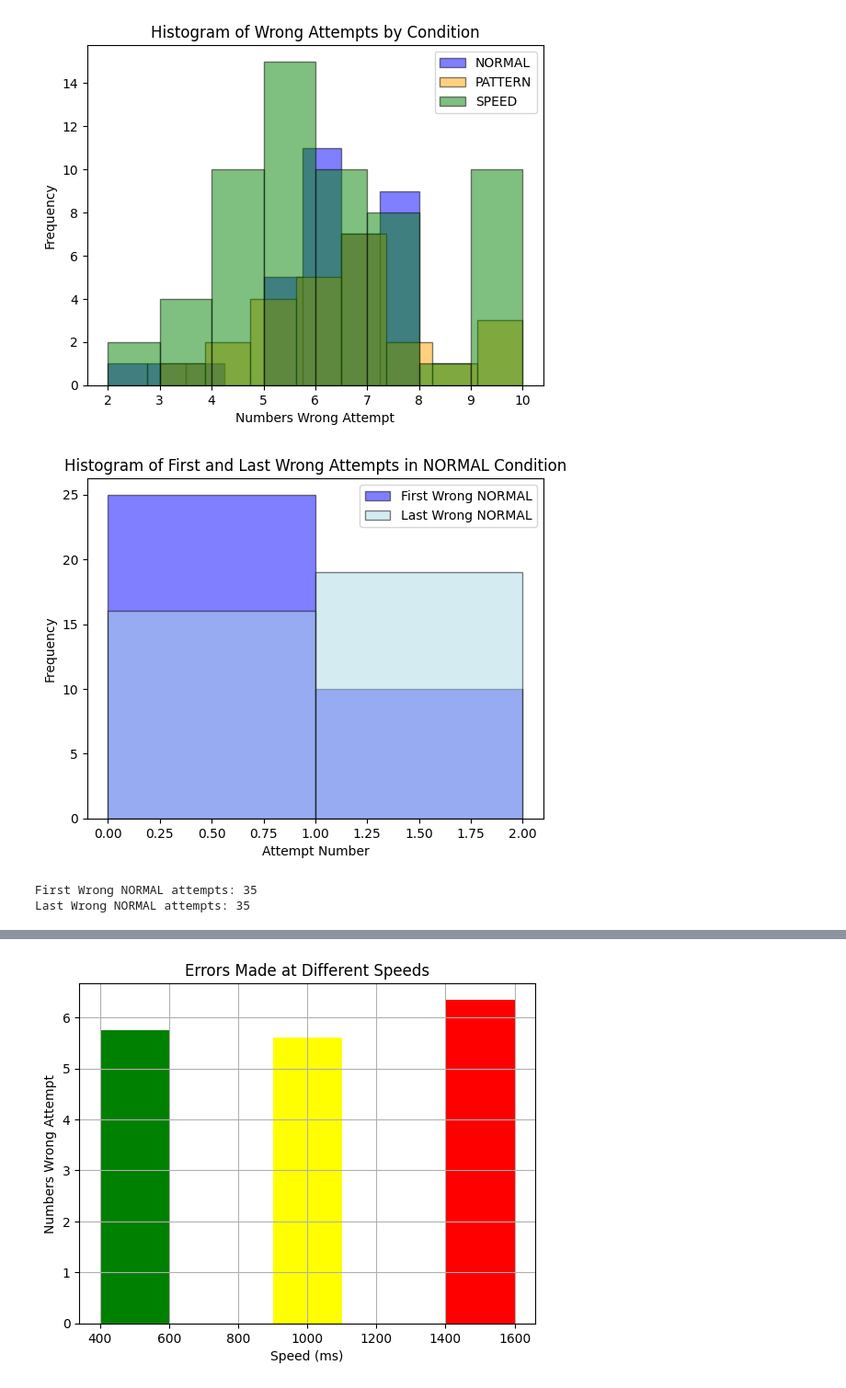
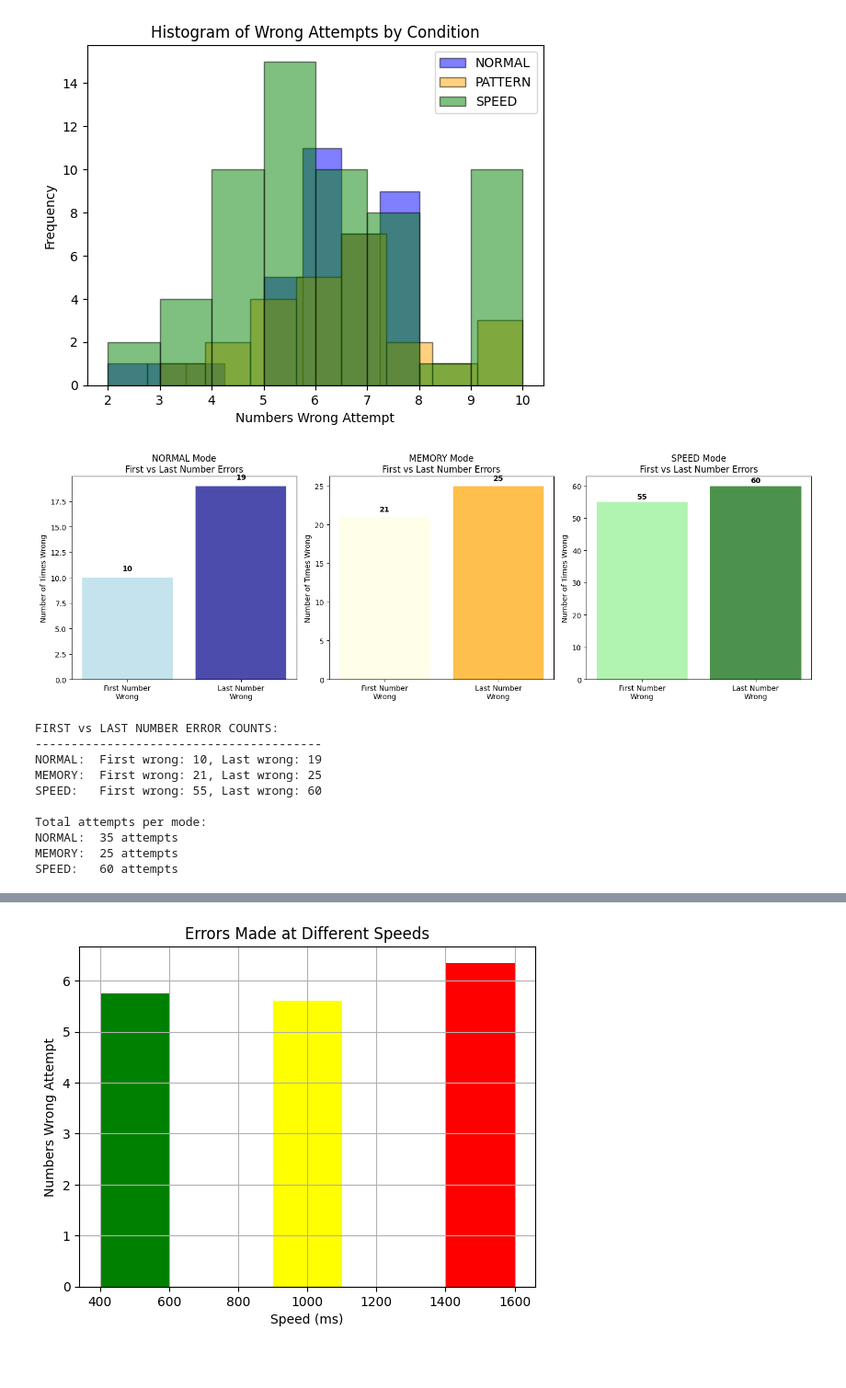
Before and after one commit to GitsUnreal/HumanMemory, a Jupyter notebook: FreeRecall/data/Dataprocessing.ipynb, the cells around one changed output, grey strips where cells are left out. Shown at 92% size. Saved outputs shown, nothing was run; the diff lists cells and outputs as text; code cells hidden in the pictures; blank space fills up the shorter version.

```diff
--- a/FreeRecall/data/Dataprocessing.ipynb
+++ b/FreeRecall/data/Dataprocessing.ipynb
@@ -76,19 +76,70 @@ last_memory = pd.read_csv("TotalMemoryPattern.csv", usecols=["last_wrong_attempt
 first_speed = pd.read_csv("TotalSpeed.csv", usecols=["first_wrong_attempt"]).squeeze("columns").astype('Int64').dropna().astype(int)
 last_speed = pd.read_csv("TotalSpeed.csv", usecols=["last_wrong_attempt"]).squeeze("columns").astype('Int64').dropna().astype(int)
 # %%
-#Histogram for Normal
-plt.hist(first_normal, bins=range(int(first_normal.min()), int(first_normal.max()) + 2), alpha=0.5, label='First Wrong NORMAL', color='blue', edgecolor='black')
-plt.hist(last_normal, bins=range(int(last_normal.min()), int(last_normal.max()) + 2), alpha=0.5, label='Last Wrong NORMAL', color='lightblue', edgecolor='black')
-plt.xlabel('Attempt Number')
-plt.ylabel('Frequency')
-plt.title('Histogram of First and Last Wrong Attempts in NORMAL Condition')
-plt.legend()
+# CORRECTED: Count of First vs Last Number Errors by Game Mode
+import matplotlib.pyplot as plt
+import numpy as np
+
+# Count how many times first number was wrong (sum of 1s)
+first_normal_count = first_normal.sum()  # Total times first number was wrong
+last_normal_count = last_normal.sum()    # Total times last number was wrong
+
+first_memory_count = first_memory.sum()  # Total times first number was wrong
+last_memory_count = last_memory.sum()    # Total times last number was wrong
+
+first_speed_count = first_speed.sum()    # Total times first number was wrong
+last_speed_count = last_speed.sum()      # Total times last number was wrong
+
+# Create comparison bar chart
+fig, (ax1, ax2, ax3) = plt.subplots(1, 3, figsize=(15, 5))
+
+# NORMAL comparison
+categories = ['First Number\nWrong', 'Last Number\nWrong']
+normal_counts = [first_normal_count, last_normal_count]
+ax1.bar(categories, normal_counts, color=['lightblue', 'darkblue'], alpha=0.7)
+ax1.set_title('NORMAL Mode\nFirst vs Last Number Errors')
+ax1.set_ylabel('Number of Times Wrong')
+for i, v in enumerate(normal_counts):
+    ax1.text(i, v + 0.5, str(v), ha='center', va='bottom', fontweight='bold')
+
+# MEMORY comparison
+memory_counts = [first_memory_count, last_memory_count]
+ax2.bar(categories, memory_counts, color=['lightyellow', 'orange'], alpha=0.7)
+ax2.set_title('MEMORY Mode\nFirst vs Last Number Errors')
+ax2.set_ylabel('Number of Times Wrong')
+for i, v in enumerate(memory_counts):
+    ax2.text(i, v + 0.5, str(v), ha='center', va='bottom', fontweight='bold')
+
+# SPEED comparison
+speed_counts = [first_speed_count, last_speed_count]
+ax3.bar(categories, speed_counts, color=['lightgreen', 'darkgreen'], alpha=0.7)
+ax3.set_title('SPEED Mode\nFirst vs Last Number Errors')
+ax3.set_ylabel('Number of Times Wrong')
+for i, v in enumerate(speed_counts):
+    ax3.text(i, v + 0.5, str(v), ha='center', va='bottom', fontweight='bold')
+
+plt.tight_layout()
 plt.show()
 
-#Print total number of first and last wrong attempts
-print("First Wrong NORMAL attempts:", first_normal.count())
-print("Last Wrong NORMAL attempts:", last_normal.count())
+# Print summary
+print("FIRST vs LAST NUMBER ERROR COUNTS:")
+print("-" * 40)
+print(f"NORMAL:  First wrong: {first_normal_count}, Last wrong: {last_normal_count}")
+print(f"MEMORY:  First wrong: {first_memory_count}, Last wrong: {last_memory_count}")
+print(f"SPEED:   First wrong: {first_speed_count}, Last wrong: {last_speed_count}")
+print(f"\nTotal attempts per mode:")
+print(f"NORMAL:  {len(first_normal)} attempts")
+print(f"MEMORY:  {len(first_memory)} attempts")
+print(f"SPEED:   {len(first_speed)} attempts")
 # %% [output]
-[figure, old version]
+[figure, new version]
-First Wrong NORMAL attempts: 35
-Last Wrong NORMAL attempts: 35
+FIRST vs LAST NUMBER ERROR COUNTS:
+----------------------------------------
+NORMAL:  First wrong: 10, Last wrong: 19
+MEMORY:  First wrong: 21, Last wrong: 25
+SPEED:   First wrong: 55, Last wrong: 60
+
+Total attempts per mode:
+NORMAL:  35 attempts
+MEMORY:  25 attempts
+SPEED:   60 attempts
```
Also changed, not shown: parts of 3 cells of this notebook.
